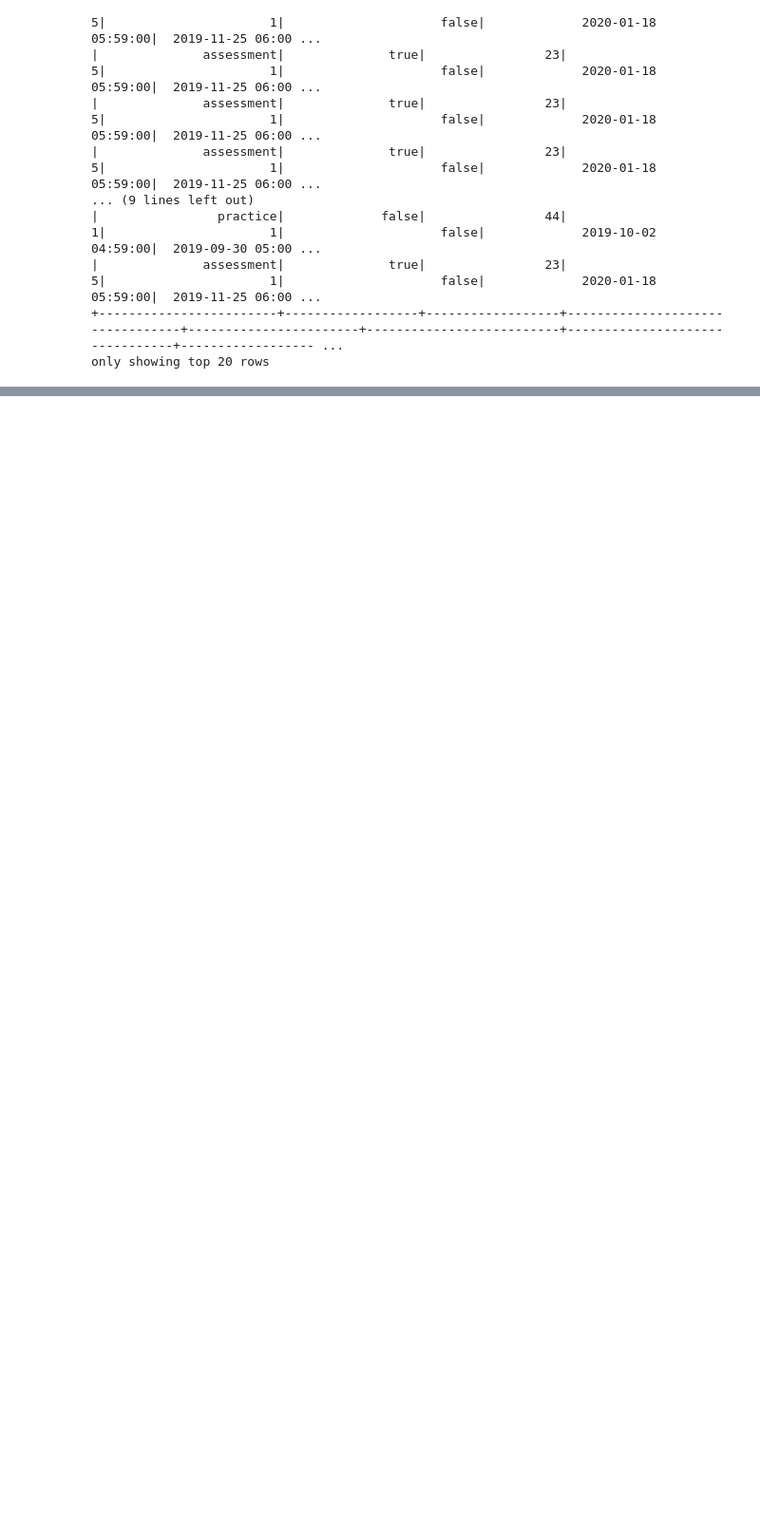
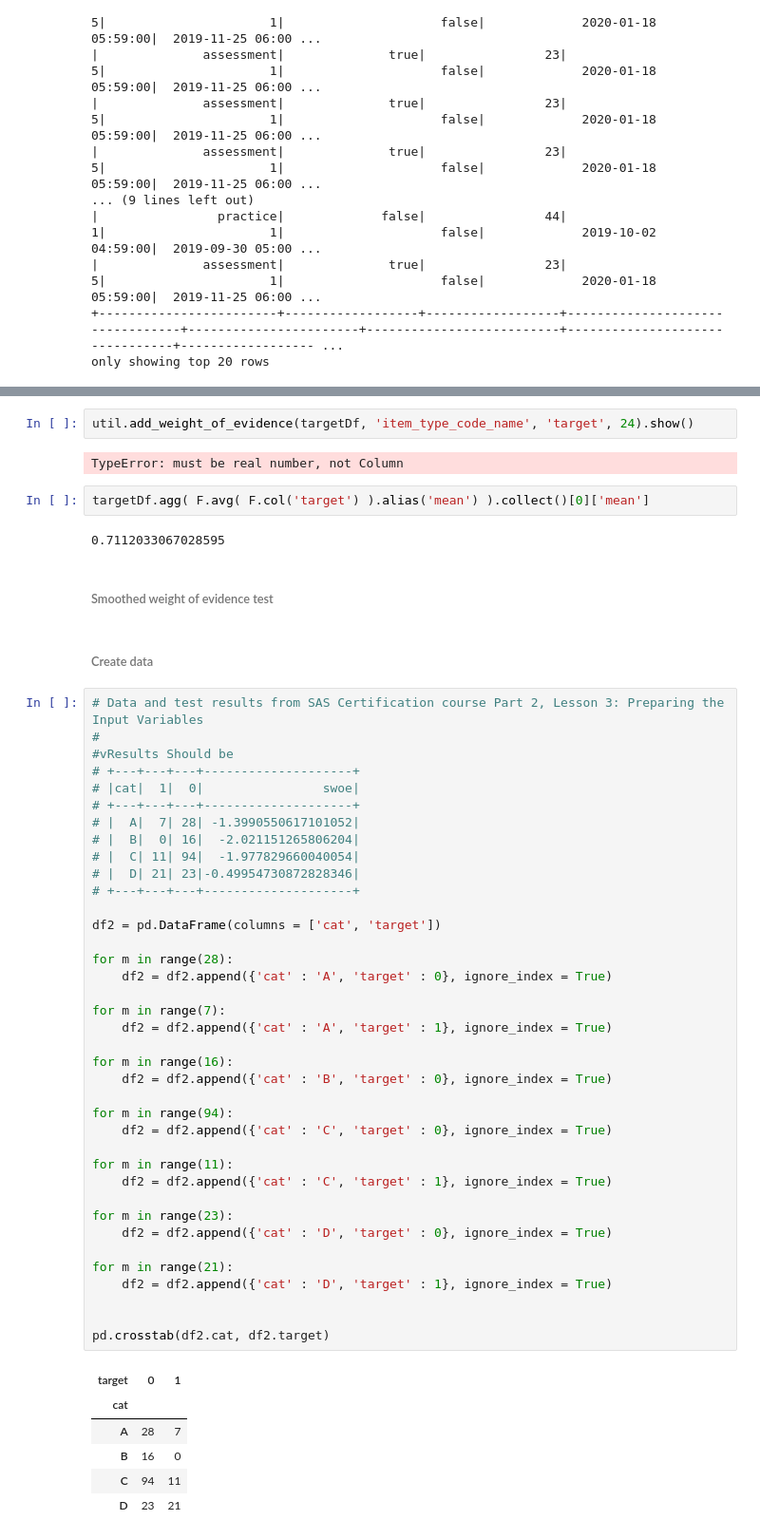
Before and after one commit to dlhinkley/c772-capstone-project, a Jupyter notebook: jupyter/experiment/reduce-type-code-levels.ipynb, the cells around one changed output, grey strips where cells are left out. Shown at 95% size. Drawn from its saved outputs; the diff is of its cells as text; blank space fills up the shorter version.

Commit message:
Finalized Smoothed weight of evidence calculation.  Validated with data from SAS Course.

```diff
--- a/jupyter/experiment/reduce-type-code-levels.ipynb
+++ b/jupyter/experiment/reduce-type-code-levels.ipynb
@@ -199,0 +203,57 @@ only showing top 20 rows
+# %%
+util.add_weight_of_evidence(targetDf, 'item_type_code_name', 'target', 24).show()
+# %% [output]
+TypeError: must be real number, not Column
+# %%
+targetDf.agg( F.avg( F.col('target') ).alias('mean') ).collect()[0]['mean']
+# %% [output]
+0.7112033067028595
+# %% [markdown]
+###### Smoothed weight of evidence test
+# %% [markdown]
+###### Create data
+# %%
+# Data and test results from SAS Certification course Part 2, Lesson 3: Preparing the Input Variables
+#
+#vResults Should be
+# +---+---+---+--------------------+
+# |cat|  1|  0|                swoe|
+# +---+---+---+--------------------+
+# |  A|  7| 28| -1.3990550617101052|
+# |  B|  0| 16|  -2.021151265806204|
+# |  C| 11| 94|  -1.977829660040054|
+# |  D| 21| 23|-0.49954730872828346|
+# +---+---+---+--------------------+
+
+df2 = pd.DataFrame(columns = ['cat', 'target'])
+
+for m in range(28):
+    df2 = df2.append({'cat' : 'A', 'target' : 0}, ignore_index = True)
+
+for m in range(7):
+    df2 = df2.append({'cat' : 'A', 'target' : 1}, ignore_index = True)
+
+for m in range(16):
+    df2 = df2.append({'cat' : 'B', 'target' : 0}, ignore_index = True)
+
+for m in range(94):
+    df2 = df2.append({'cat' : 'C', 'target' : 0}, ignore_index = True)
+
+for m in range(11):
+    df2 = df2.append({'cat' : 'C', 'target' : 1}, ignore_index = True)
+
+for m in range(23):
+    df2 = df2.append({'cat' : 'D', 'target' : 0}, ignore_index = True)
+
+for m in range(21):
+    df2 = df2.append({'cat' : 'D', 'target' : 1}, ignore_index = True)
+
+
+pd.crosstab(df2.cat, df2.target)
+# %% [output]
+| target | 0 | 1 |
+| cat |  |  |
+| A | 28 | 7 |
+| B | 16 | 0 |
+| C | 94 | 11 |
+| D | 23 | 21 |
```
Also changed, not shown: parts of 10 cells of this notebook, 2 other files.
